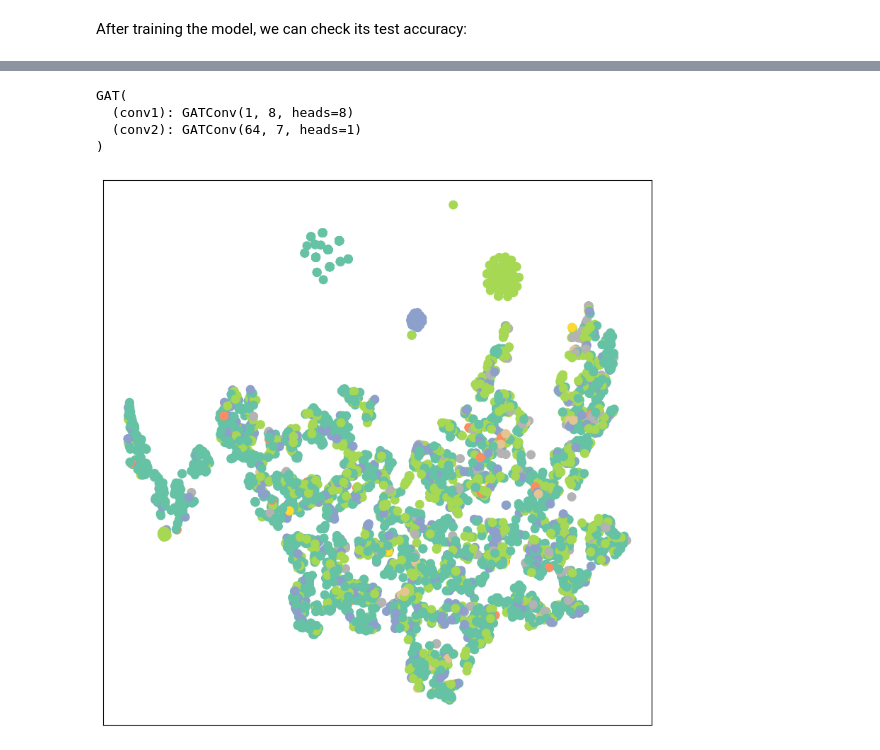
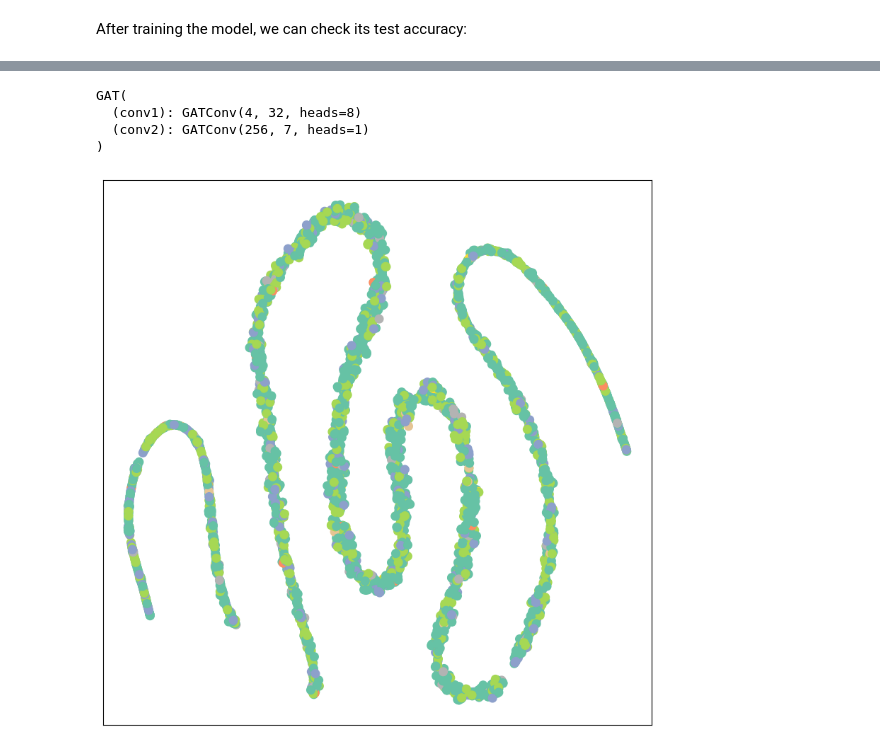
Before and after one commit to briandepasquale/CoSyNe_2025_GNN_tutorial, a Jupyter notebook: FlyWire_WIP.ipynb, the cells around one changed output, grey strips where cells are left out. Cells and saved outputs as stored; diff of their text form; code cells hidden in the pictures.

```diff
--- a/FlyWire_WIP.ipynb
+++ b/FlyWire_WIP.ipynb
@@ -134,11 +167,11 @@ Name: root_id, Length: 139246, dtype: int64
 # %%
 # Restrict dataset to a specific neuropil
-neuropil_of_interest = 'LH_L'
+neuropil_of_interest = 'LO_L'
 connections = connections[connections['neuropil'] == neuropil_of_interest] # Filter connections in edgelist by neuropil of interest
 
 lh_neurons = list(np.unique(list(connections['pre_root_id']) + list(connections['post_root_id']))) # Subselect neurons in neuropil of interest
 neurons = neurons[neurons['root_id'].isin(lh_neurons)]
-cell_stats = cell_stats[cell_stats['root_id'].isin(neurons['root_id'])]
+cell_stats = cell_stats[cell_stats['root_id'].isin(lh_neurons)]
 #cell_stats = cell_stats[neurons['root_id']] # Filter connections in edgelist by neuropil of interest
 
 print('Number of neurons in ' + neuropil_of_interest + ': ' + str(len(neurons)))
@@ -296,7 +378,7 @@ feat2 = torch.from_numpy(cell_stats['area_nm'].to_numpy()).float().unsqueeze(1)
 feat3 = torch.from_numpy(pd.Categorical(neurons['class']).codes).long().unsqueeze(1)
 feat4 = torch.from_numpy(pd.Categorical(neurons['nt_type']).codes).float().unsqueeze(1)
 
-#graph.x = torch.cat([feat1, feat2, feat3, feat4], dim=1)
-graph.x = torch.cat([feat4], dim=1)
+graph.x = torch.cat([feat1, feat2, feat3, feat4], dim=1)
+#graph.x = torch.cat([feat4], dim=1)
 #graph.x = torch.from_numpy(cell_stats['length_nm'].to_numpy()).float().unsqueeze(1)
 #graph.x = torch.from_numpy(node_types).float() # Add node attributes (one-hot encoded cell type)
@@ -324,0 +456,8 @@ num_classes
+# %%
+# Make a balanced split with 20 train, 10 val, 50 test nodes per class
+graph = create_balanced_split(graph, num_train_per_class=20, num_val_per_class=10, num_test_per_class=50)
+
+# Quick check
+print("Train class counts:", graph.y[graph.train_mask].bincount())
+print("Val class counts:", graph.y[graph.val_mask].bincount())
+print("Test class counts:", graph.y[graph.test_mask].bincount())
@@ -325,15 +466,15 @@ num_classes
 # %%
-train_ratio = 0.7  # 70% of nodes for training
+#train_ratio = 0.7  # 70% of nodes for training
 
 # Create train and test masks
-num_train = int(train_ratio * num_nodes)
-train_mask = torch.zeros(num_nodes, dtype=torch.bool)
-test_mask = torch.zeros(num_nodes, dtype=torch.bool)
+#num_train = int(train_ratio * num_nodes)
+#train_mask = torch.zeros(num_nodes, dtype=torch.bool)
+#test_mask = torch.zeros(num_nodes, dtype=torch.bool)
 
 # Assign random train and test nodes
-perm = torch.randperm(num_nodes)
-train_mask[perm[:num_train]] = True
-test_mask[perm[num_train:]] = True
+#perm = torch.randperm(num_nodes)
+#train_mask[perm[:num_train]] = True
+#test_mask[perm[num_train:]] = True
 
 # Create PyG Data object
 #data = Data(x=hidden_states, edge_index=edge_index, y=y2, train_mask=train_mask, test_mask=test_mask, edge_attr=edge_attr)
@@ -616,21 +793,21 @@ class GAT(torch.nn.Module):
         x = self.conv2(x, edge_index)
         return x
 
-model = GAT(hidden_channels=8)
+model = GAT(hidden_channels=32)
 print(model)
 # %% [output]
 GAT(
-  (conv1): GATConv(1, 8, heads=8)
-  (conv2): GATConv(64, 7, heads=1)
+  (conv1): GATConv(4, 32, heads=8)
+  (conv2): GATConv(256, 7, heads=1)
 )
 # %%
-model = GAT(hidden_channels=16)
+model = GAT(hidden_channels=32)
 model.eval()
 
 out = model(graph.x, graph.edge_index)
 visualize(out, color=graph.y)
 # %% [output]
-[figure, old version]
+[figure, new version]
 # %%
 from IPython.display import Javascript  # Restrict height of output cell.
 display(Javascript('''google.colab.output.setIframeHeight(0, true, {maxHeight: 300})'''))
```
Also changed, not shown: parts of 45 cells of this notebook, 1 other file.
